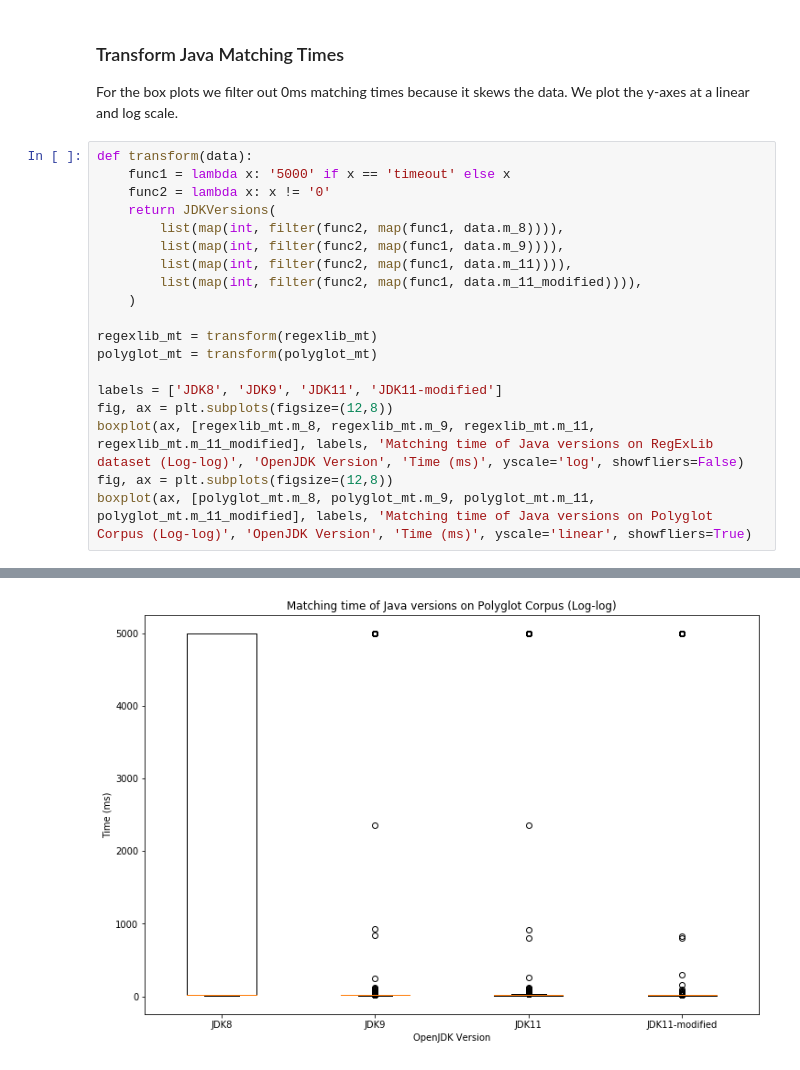
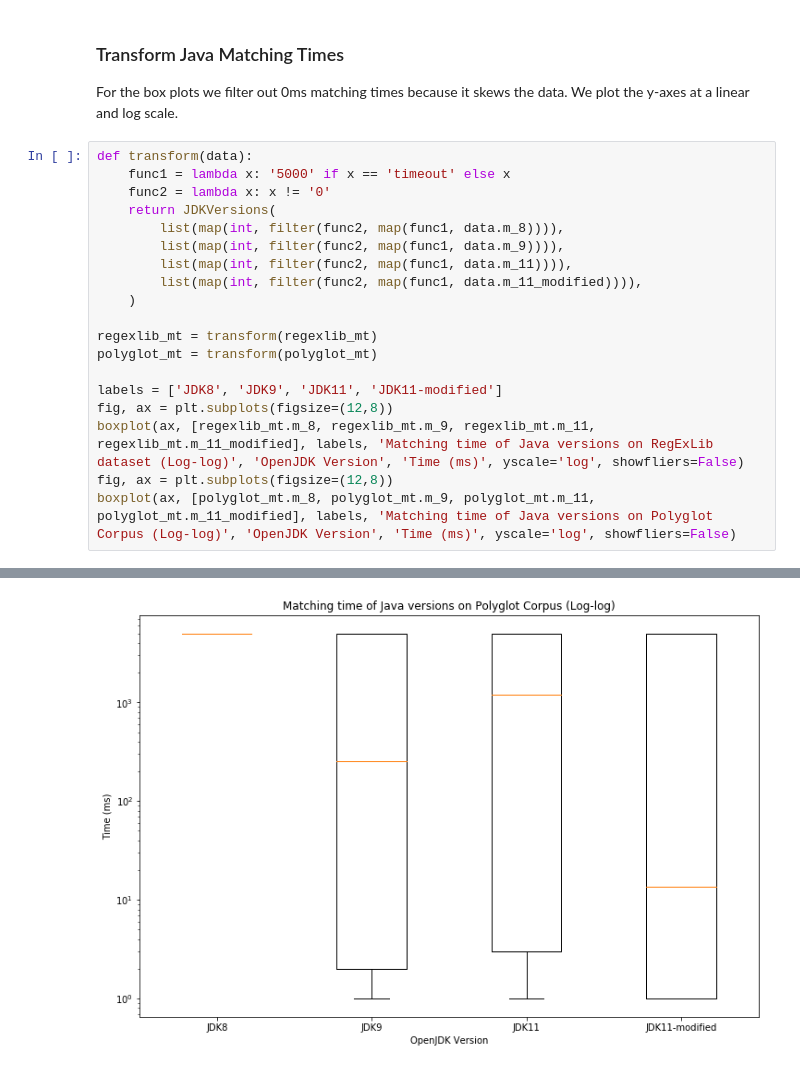
Before and after one commit to steynvl/java-regex-engine-analysis, a Jupyter notebook: benchmarks/plot_data.ipynb, the cells around one changed output, grey strips where cells are left out. Drawn from its saved outputs; the diff is of its cells as text.

```diff
--- a/benchmarks/plot_data.ipynb
+++ b/benchmarks/plot_data.ipynb
@@ -216,22 +247,22 @@ For the box plots we filter out 0ms matching times because it skews the data. We
 # %%
 def transform(data):
     func1 = lambda x: '5000' if x == 'timeout' else x
     func2 = lambda x: x != '0'
     return JDKVersions(
         list(map(int, filter(func2, map(func1, data.m_8)))),
         list(map(int, filter(func2, map(func1, data.m_9)))),
         list(map(int, filter(func2, map(func1, data.m_11)))),
         list(map(int, filter(func2, map(func1, data.m_11_modified)))),
     )
 
 regexlib_mt = transform(regexlib_mt)
 polyglot_mt = transform(polyglot_mt)
 
 labels = ['JDK8', 'JDK9', 'JDK11', 'JDK11-modified']
 fig, ax = plt.subplots(figsize=(12,8))
 boxplot(ax, [regexlib_mt.m_8, regexlib_mt.m_9, regexlib_mt.m_11, regexlib_mt.m_11_modified], labels, 'Matching time of Java versions on RegExLib dataset (Log-log)', 'OpenJDK Version', 'Time (ms)', yscale='log', showfliers=False)
 fig, ax = plt.subplots(figsize=(12,8))
-boxplot(ax, [polyglot_mt.m_8, polyglot_mt.m_9, polyglot_mt.m_11, polyglot_mt.m_11_modified], labels, 'Matching time of Java versions on Polyglot Corpus (Log-log)', 'OpenJDK Version', 'Time (ms)', yscale='linear', showfliers=True)
+boxplot(ax, [polyglot_mt.m_8, polyglot_mt.m_9, polyglot_mt.m_11, polyglot_mt.m_11_modified], labels, 'Matching time of Java versions on Polyglot Corpus (Log-log)', 'OpenJDK Version', 'Time (ms)', yscale='log', showfliers=False)
 # %% [output]
 [figure]
-[figure, old version]
+[figure, new version]
```
Also changed, not shown: parts of 10 cells of this notebook, 4 other files.
